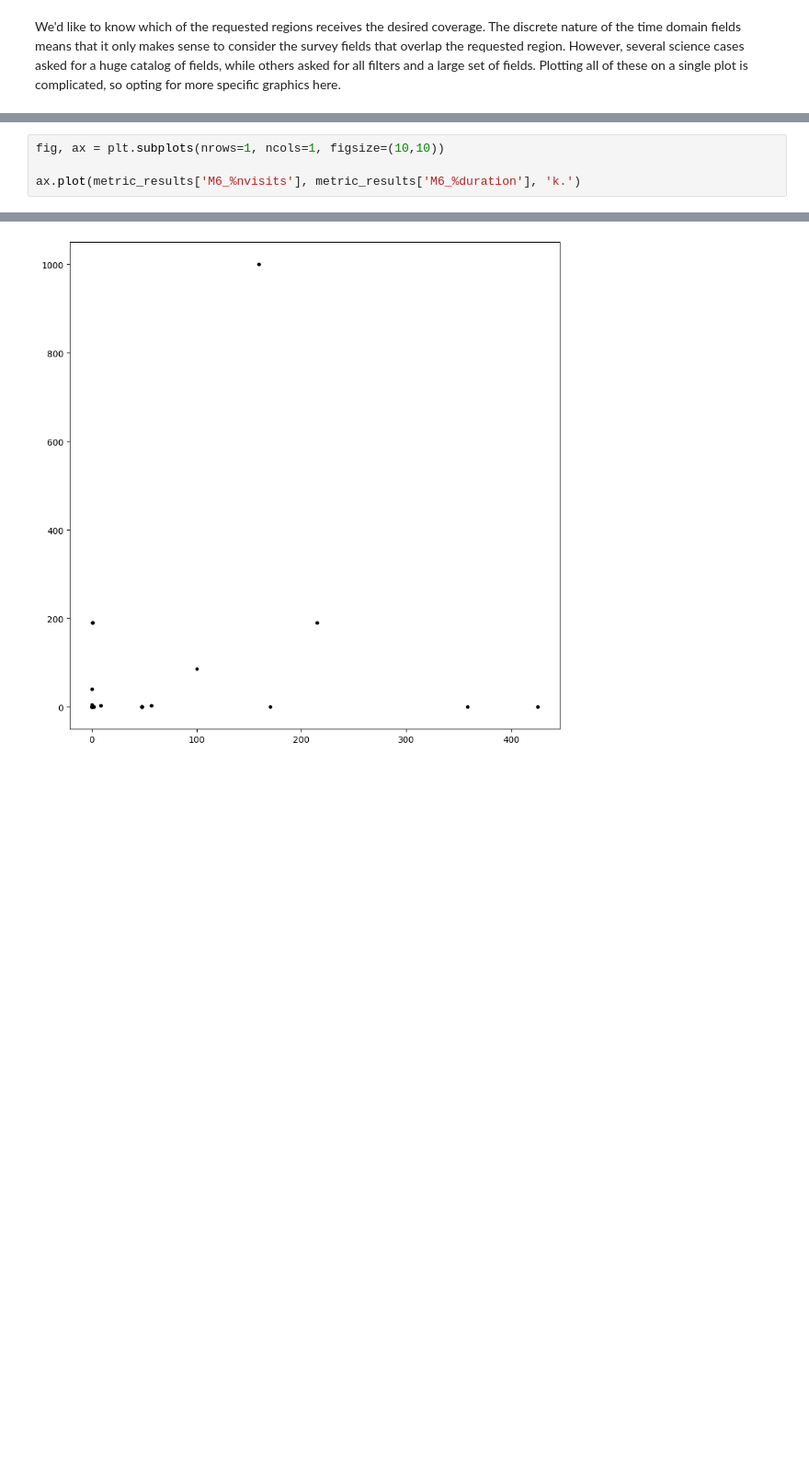
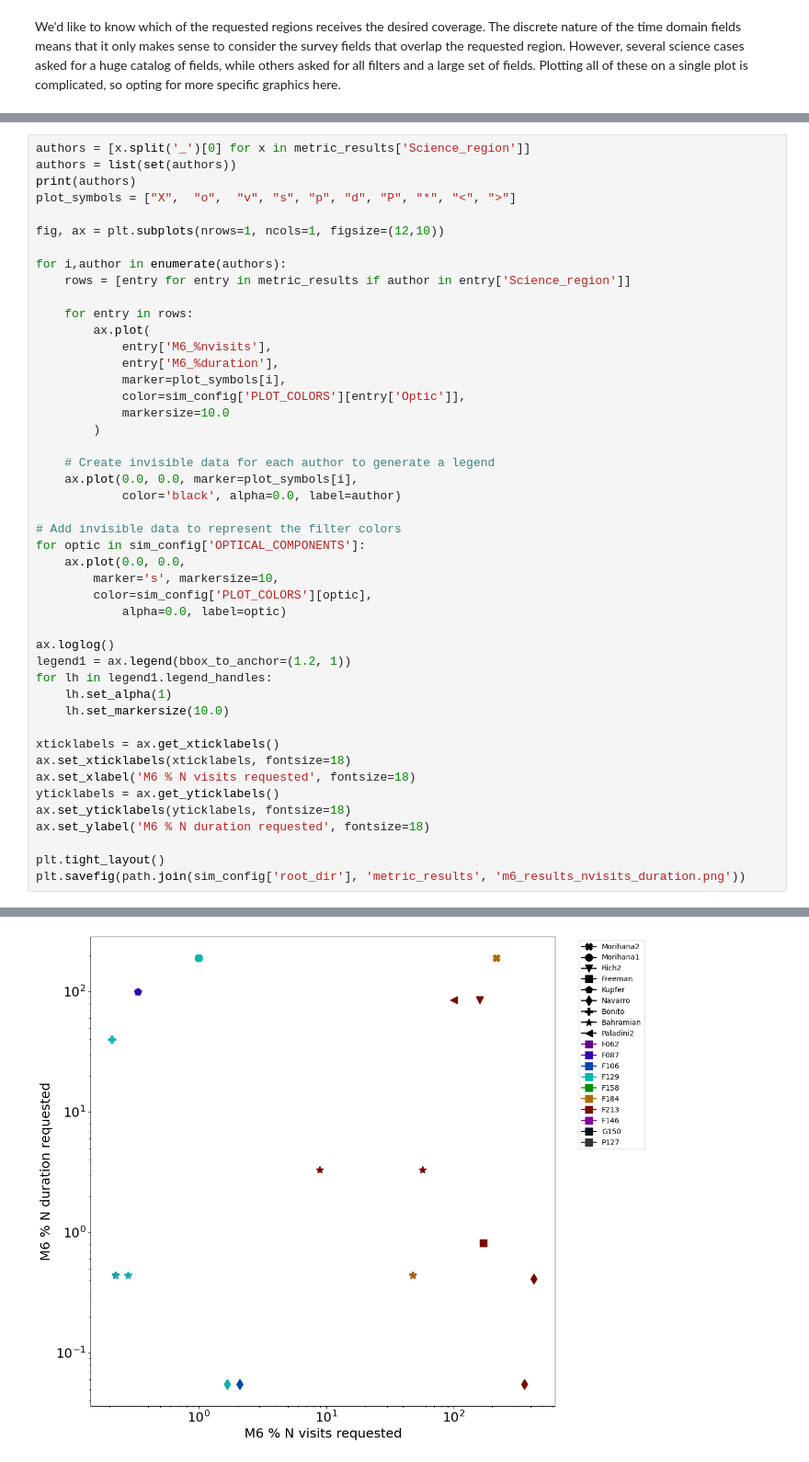
Before and after one commit to rachel3834/rgps, a Jupyter notebook: notebooks/M6_metric_analysis.ipynb, the cells around one changed output, grey strips where cells are left out. Shown at 92% size. Saved outputs shown, nothing was run; the diff lists cells and outputs as text; blank space fills up the shorter version.

```diff
--- a/notebooks/M6_metric_analysis.ipynb
+++ b/notebooks/M6_metric_analysis.ipynb
@@ -250,5 +247,47 @@ Table length=52
 # %%
-fig, ax = plt.subplots(nrows=1, ncols=1, figsize=(10,10))
+authors = [x.split('_')[0] for x in metric_results['Science_region']]
+authors = list(set(authors))
+print(authors)
+plot_symbols = ["X",  "o",  "v", "s", "p", "d", "P", "*", "<", ">"]
 
-ax.plot(metric_results['M6_%nvisits'], metric_results['M6_%duration'], 'k.')
+fig, ax = plt.subplots(nrows=1, ncols=1, figsize=(12,10))
+
+for i,author in enumerate(authors):
+    rows = [entry for entry in metric_results if author in entry['Science_region']]
+
+    for entry in rows:
+        ax.plot(
+            entry['M6_%nvisits'],
+            entry['M6_%duration'],
+            marker=plot_symbols[i],
+            color=sim_config['PLOT_COLORS'][entry['Optic']],
+            markersize=10.0
+        )
+
+    # Create invisible data for each author to generate a legend
+    ax.plot(0.0, 0.0, marker=plot_symbols[i],
+            color='black', alpha=0.0, label=author)
+
+# Add invisible data to represent the filter colors
+for optic in sim_config['OPTICAL_COMPONENTS']:
+    ax.plot(0.0, 0.0,
+        marker='s', markersize=10,
+        color=sim_config['PLOT_COLORS'][optic],
+            alpha=0.0, label=optic)
+
+ax.loglog()
+legend1 = ax.legend(bbox_to_anchor=(1.2, 1))
+for lh in legend1.legend_handles:
+    lh.set_alpha(1)
+    lh.set_markersize(10.0)
+
+xticklabels = ax.get_xticklabels()
+ax.set_xticklabels(xticklabels, fontsize=18)
+ax.set_xlabel('M6 % N visits requested', fontsize=18)
+yticklabels = ax.get_yticklabels()
+ax.set_yticklabels(yticklabels, fontsize=18)
+ax.set_ylabel('M6 % N duration requested', fontsize=18)
+
+plt.tight_layout()
+plt.savefig(path.join(sim_config['root_dir'], 'metric_results', 'm6_results_nvisits_duration.png'))
 # %% [output]
@@ -256 +295 @@ ax.plot(metric_results['M6_%nvisits'], metric_results['M6_%duration'], 'k.')
-[figure, old version]
+[figure, new version]
```
Also changed, not shown: parts of 6 cells of this notebook, 4 other files.
